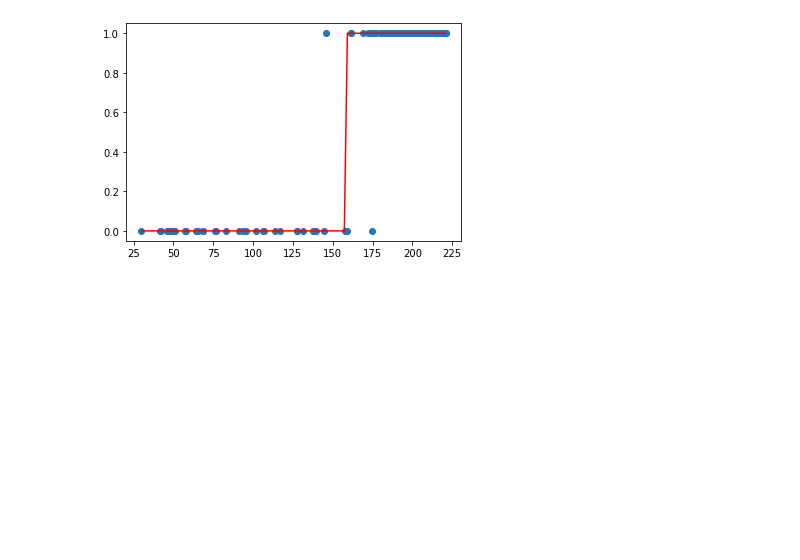
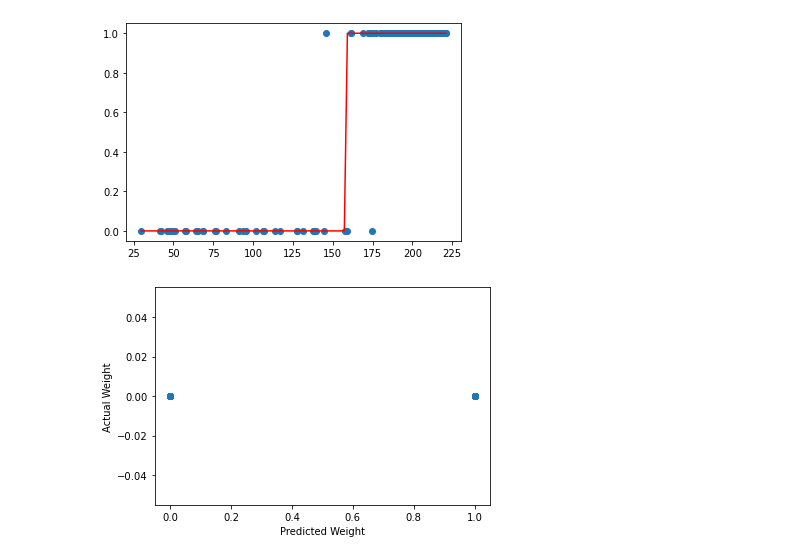
Before and after one commit to gsangiolo/590-GSS59, a Jupyter notebook: HW1.1/Homework1.ipynb, the cells around one changed output. Cells and saved outputs as stored; diff of their text form; code cells hidden in the pictures; blank space fills up the shorter version.

```diff
--- a/HW1.1/Homework1.ipynb
+++ b/HW1.1/Homework1.ipynb
@@ -166,3 +184,10 @@ plt.plot(x, y, '-r')
 plt.savefig('logistic_binary_regression.png')
 # %% [output]
 [figure]
+# %%
+plt.scatter(data['is_adult'], [0 if log_f(i, params) < threshold else 1 for i in data['x']])
+plt.xlabel('Predicted Weight')
+plt.ylabel('Actual Weight')
+plt.savefig('parity_binary_regression.png')
+# %% [output]
+[figure, added]
```
Also changed, not shown: parts of 7 cells of this notebook, 8 other files.
